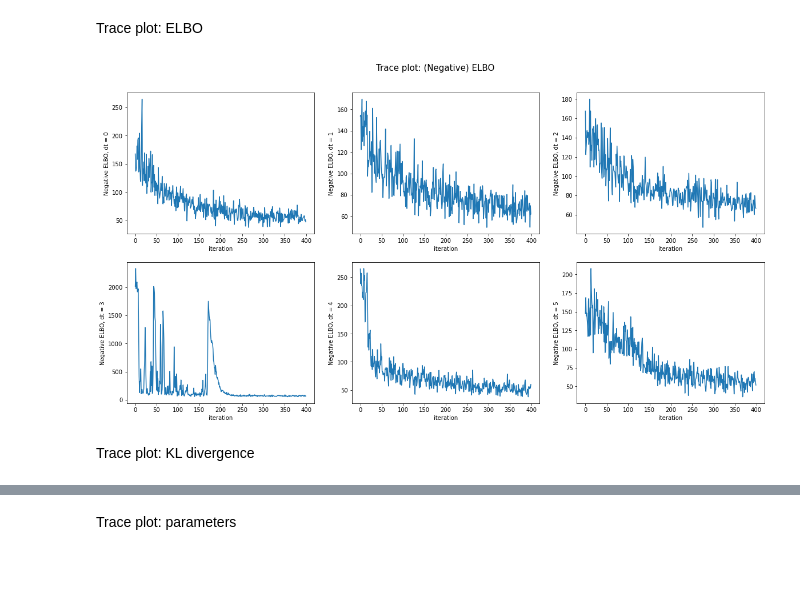
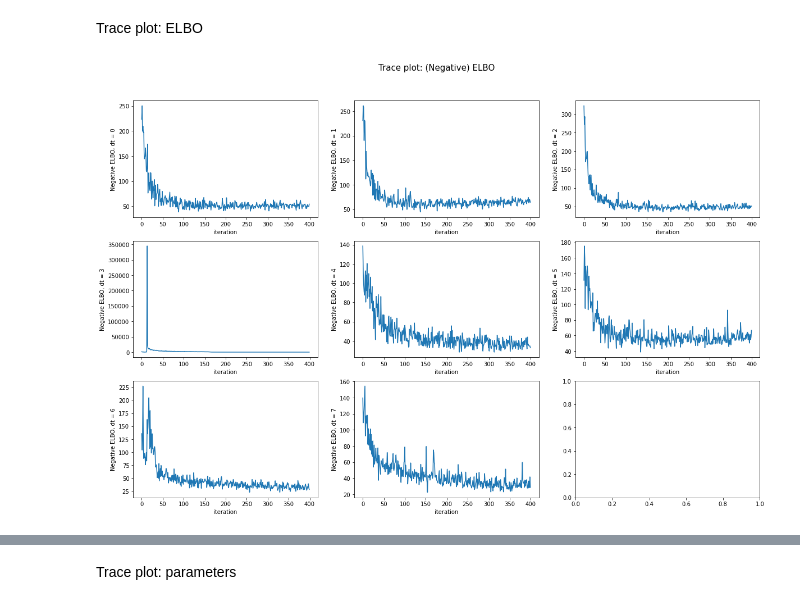
Before and after one commit to thysics/VI_SDE, a Jupyter notebook: tOUv_Toy_04.ipynb, the cells around one changed output, grey strips where cells are left out. Cells and saved outputs as stored; diff of their text form; code cells hidden in the pictures; blank space fills up the shorter version.

```diff
--- a/tOUv_Toy_04.ipynb
+++ b/tOUv_Toy_04.ipynb
@@ -262,12 +262,12 @@ D = 30
 
 alpha_ = torch.tensor([0.])
 beta_ = torch.rand(1)
-r_ = torch.rand(1)
+r_ = torch.tensor([0.5])
 
 m0 = obs[0].repeat(D, 1)
 
 
-learning_rate = 0.0000001
+learning_rate = 0.0005
 lr = learning_rate
 
 trace_pars = []
@@ -404,7 +404,7 @@ plt.show()
 # %%
 D = 80
 S = 50
-learning_rate = 0.0001
+learning_rate = 0.0005
 lr = learning_rate
 IT = 400
 z0 = obs[0]
@@ -433,7 +433,6 @@ for t in tq.tqdm(range(obs.shape[0]-1)):
         beta_D = beta_.repeat(D, 1)
         r_D = r_.repeat(D, 1)
         z0_D = z0.repeat(D, 1)
-
         # Compute (negative) ELBO
         vi_ = tOU_vector(t0=obs_time[t], t1=obs_time[t+1], z0=z0_D, m0=z0_D, alpha=alpha_D, beta=beta_D, sigma=sde_sigma, r=r_D, dN=40, D=D, timegrid = 'False')
         elbo_ = ELBO(vi_)
@@ -465,7 +464,7 @@ for t in tq.tqdm(range(obs.shape[0]-1)):
         alpha_ -= learning_rate * alpha_grad
         r__ = r_ - learning_rate * r_grad
 
-            # It is to ensure r should be strictly positive (i.e. projected gradient method)
+#             It is to ensure r should be strictly positive (i.e. projected gradient method)
         while r__ < 0:
             r__ = r_ - lr * r_grad
             lr *= 0.5
@@ -570,17 +569,15 @@ alpha =  [-0.07221598] beta =  [0.35432166] r =  [2.470919] (Neg) elbo =  80.619
 # %% [markdown]
 Trace plot: ELBO
 # %%
-fig, ax = plt.subplots(nrows=2, ncols=3, figsize=(20, 10))
+fig, ax = plt.subplots(nrows=3, ncols=3, figsize=(20, 13))
 t = 0
-for ax in ax.ravel():
+for ax in ax.ravel()[:-1]:
     ax.plot(np.arange(len(elbo_traces[t, :])), elbo_traces[t, :])
     ax.set_xlabel("iteration")
     ax.set_ylabel("Negative ELBO, dt = %d" % t)
     t += 1
 
 plt.suptitle("Trace plot: (Negative) ELBO", size=15, y=0.95)
 plt.show()
 # %% [output]
-[figure, old version]
+[figure, new version]
-# %% [markdown]
-Trace plot: KL divergence
```
Also changed, not shown: parts of 26 cells of this notebook.
